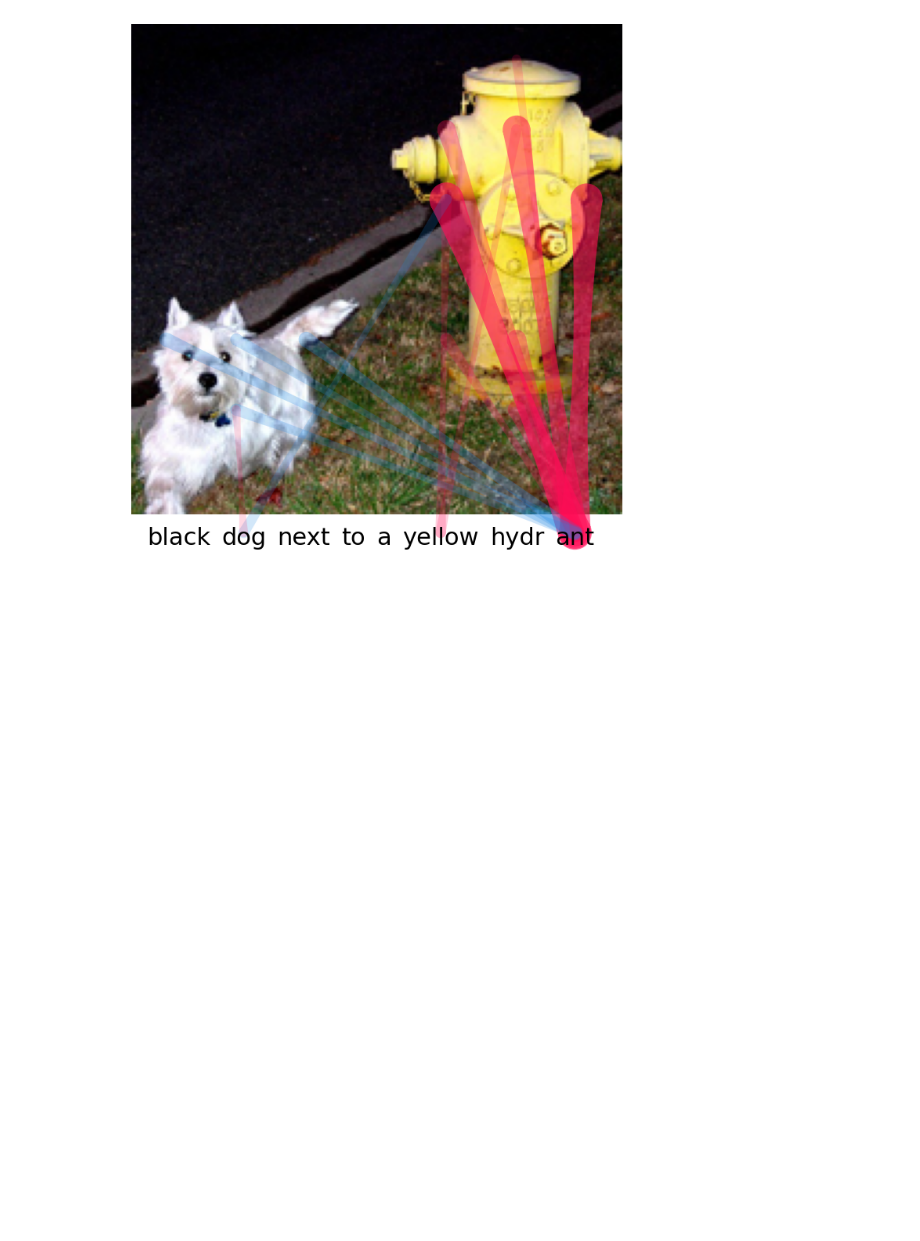
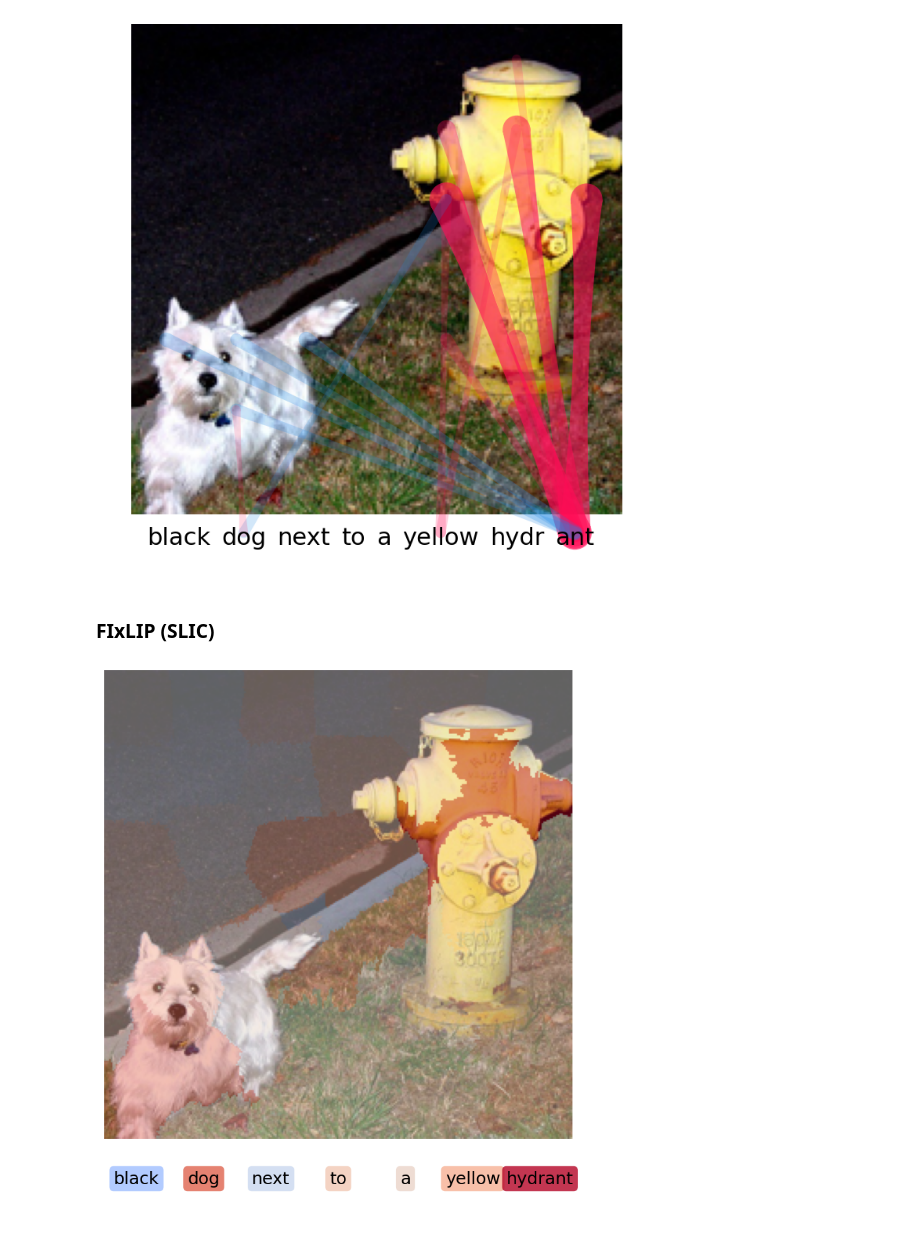
Before and after one commit to yhuang122/Image-Explanations-with-shapiq, a Jupyter notebook: example.ipynb, the cells around one changed output. Cells and saved outputs as stored; diff of their text form; code cells hidden in the pictures; blank space fills up the shorter version.

Commit message:
complete B2.1/B2a SLIC validation for CLIP-ResNet

```diff
--- a/example.ipynb
+++ b/example.ipynb
@@ -26,7 +122,8 @@ from ImputerFactory import ImageImputerFactory
 from Game.game_huggingface import VisionLanguageGame
 
 factory = ImageImputerFactory()
-imputer = factory.build(model, processor, input_image, input_text)
+# imputer = factory.build(model, processor, input_image, input_text)
+imputer = factory.build(model, processor, input_image, input_text, segmenter="slic", masker="crossmodal")
 game = VisionLanguageGame(imputer, batch_size=64)
 n_players_image = game.n_players_image
 n_players_text = game.n_players_text
@@ -77,10 +174,13 @@ def denormalize(img, mean, std):
 image_mean = (0.48145466, 0.4578275, 0.40821073)
 image_std = (0.26862954, 0.26130258, 0.27577711)
 # %%
-text_tokens = game.inputs.tokens()
-text_tokens = text_tokens[1:-1]
-text_tokens = [token.replace('</w>', '') for token in text_tokens]
-assert len(text_tokens) == game.n_players_text
+if getattr(game._imputer.config, "segmenter", None) == "slic":
+    text_tokens = input_text.split()
+else:
+    text_tokens = game.inputs.tokens()
+    text_tokens = text_tokens[1:-1]
+    text_tokens = [token.replace('</w>', '') for token in text_tokens]
+    assert len(text_tokens) == game.n_players_text
 players_text = list(range(game.n_players_image, game.n_players))
 assert game.n_players == interaction_values.n_players == max(players_text) + 1
 input_image_processed = game.inputs['pixel_values'].squeeze(0)
@@ -234,3 +334,56 @@ plt.tight_layout(pad=0.15)
 # plt.savefig("dog_and_hydrant_exclip.pdf")
 # %% [output]
 [figure]
+# %% [markdown]
+### FIxLIP (SLIC)
+# %%
+# SLIC visualization replacement for CLIP-ResNet + segmenter="slic"
+first_order = src.utils.convert_iv_to_first_order(interaction_values)
+values = first_order.get_n_order(1).values
+image_values = values[:game.n_players_image]
+text_values = values[game.n_players_image:game.n_players_image + len(text_tokens)]
+label_map = game._imputer.segmenter._label_map.cpu().numpy()
+superpixel_heatmap = image_values[label_map]
+max_abs_image = np.quantile(np.abs(image_values), 0.99)
+if max_abs_image == 0 or not np.isfinite(max_abs_image):
+    max_abs_image = np.max(np.abs(image_values)) if image_values.size else 1.0
+max_abs_text = np.max(np.abs(text_values)) if text_values.size else 1.0
+if max_abs_text == 0 or not np.isfinite(max_abs_text):
+    max_abs_text = 1.0
+cmap = plt.get_cmap("coolwarm")
+fig, (ax_img, ax_text) = plt.subplots(
+    2,
+    1,
+    figsize=(7, 8),
+    gridspec_kw={"height_ratios": [7, 1.15]},
+)
+ax_img.imshow(input_image_denormalized)
+overlay = ax_img.imshow(
+    superpixel_heatmap,
+    alpha=0.45,
+    cmap="coolwarm",
+    vmin=-max_abs_image,
+    vmax=max_abs_image,
+)
+ax_img.axis("off")
+ax_text.set_xlim(0, 1)
+ax_text.set_ylim(0, 1)
+ax_text.axis("off")
+n_tokens = max(len(text_tokens), 1)
+for i, token in enumerate(text_tokens):
+    value = text_values[i] if i < len(text_values) else 0.0
+    color = cmap((value / max_abs_text + 1.0) / 2.0)
+    x = (i + 0.5) / n_tokens
+    ax_text.text(
+       x,
+       0.5,
+       token,
+       ha="center",
+       va="center",
+       fontsize=18,
+       bbox={"boxstyle": "round,pad=0.25", "facecolor": color, "edgecolor": "none", "alpha": 0.8},
+      )
+plt.tight_layout(pad=0.15)
+# plt.savefig("dog_and_hydrant_fixlip_slic.pdf")
+# %% [output]
+[figure, added]
```
Also changed, not shown: parts of 3 cells of this notebook, 1 other file.
